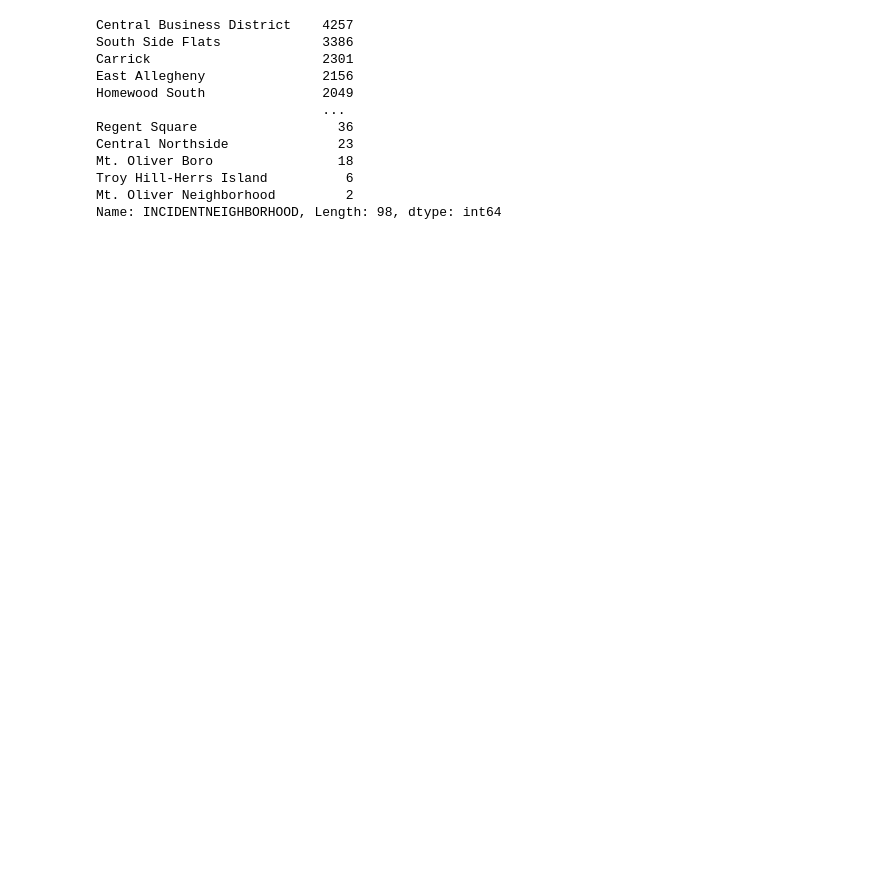
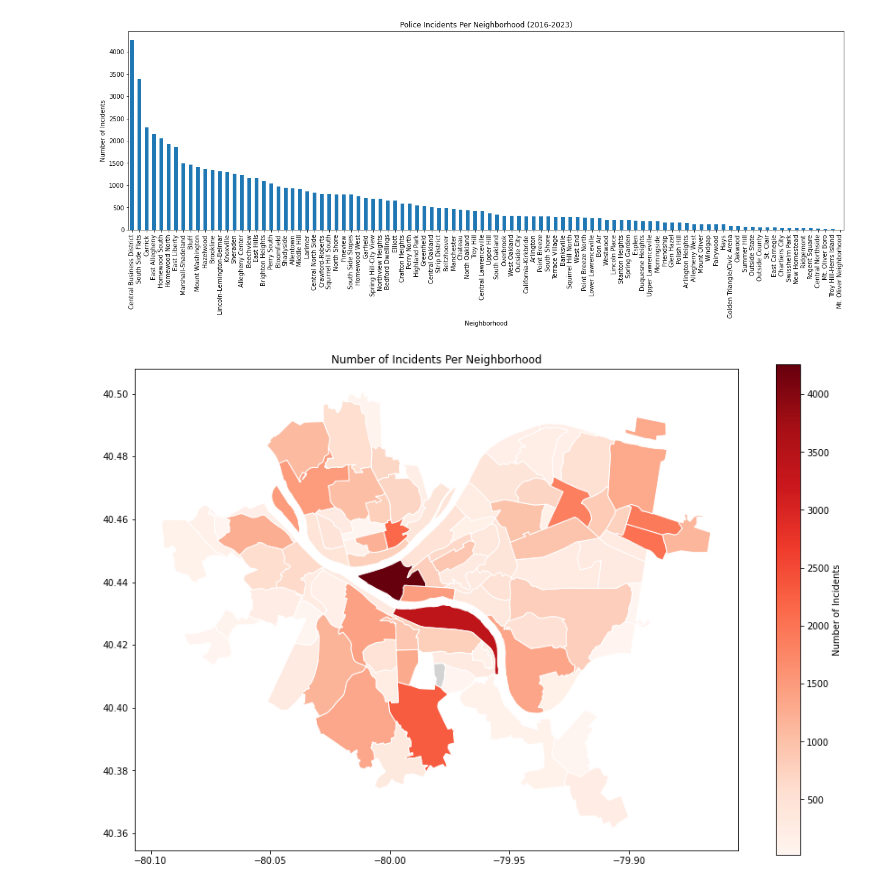
Before and after one commit to aidanmchugh12/FINAL_bigideas, a Jupyter notebook: Aidan/Safeness.ipynb, the cells around one changed output. Drawn from its saved outputs; the diff is of its cells as text; code cells hidden in the pictures; blank space fills up the shorter version.

```diff
--- a/Aidan/Safeness.ipynb
+++ b/Aidan/Safeness.ipynb
@@ -4,18 +5,32 @@ import matplotlib.pyplot as plt
 
 incidents = pd.read_csv("police_incidents.csv")
-# %%
-incidents["INCIDENTNEIGHBORHOOD"].value_counts()
-# %% [output]
-Central Business District    4257
-South Side Flats             3386
-Carrick                      2301
-East Allegheny               2156
-Homewood South               2049
-                             ...
-Regent Square                  36
-Central Northside              23
-Mt. Oliver Boro                18
-Troy Hill-Herrs Island          6
-Mt. Oliver Neighborhood         2
-Name: INCIDENTNEIGHBORHOOD, Length: 98, dtype: int64
+# %%
+num_incidents = incidents["INCIDENTNEIGHBORHOOD"].value_counts()
+num_incidents.columns = ["neighborhood", "Incidents"]
+num_incidents.plot.bar(figsize=(21,6))
+plt.title("Police Incidents Per Neighborhood (2016-2023)")
+plt.ylabel("Number of Incidents")
+plt.xlabel("Neighborhood")
+
+num_incidents = incidents["INCIDENTNEIGHBORHOOD"].value_counts().reset_index()
+num_incidents.columns = ["INCIDENTNEIGHBORHOOD", "Incidents"]
+
+neighborhoods = geopandas.read_file("Neighborhoods/Neighborhoods_.shp")
+merged_data = pd.merge(neighborhoods, num_incidents, how='left', left_on='hood', right_on='INCIDENTNEIGHBORHOOD')
+incidents_map = geopandas.GeoDataFrame(merged_data, geometry='geometry')
+
+incidents_map.plot(column='Incidents',
+                   cmap='Reds',
+                   edgecolor="white",
+                   legend=True,
+                   legend_kwds={'label': "Number of Incidents"},
+                   figsize=(15, 10),
+                   missing_kwds={"color": "lightgrey"}
+                   )
+
+plt.title("Number of Incidents Per Neighborhood")
+plt.show()
+# %% [output]
+[figure, added]
+[figure, added]
 # %%
```
Also changed, not shown: parts of 7 cells of this notebook, 1 other file.
